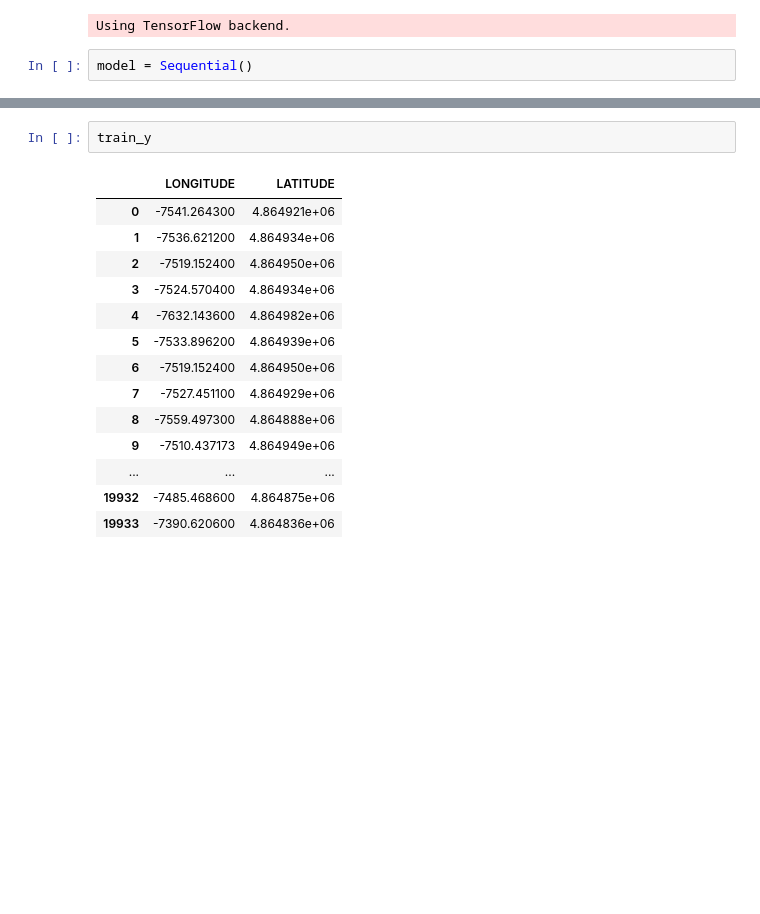
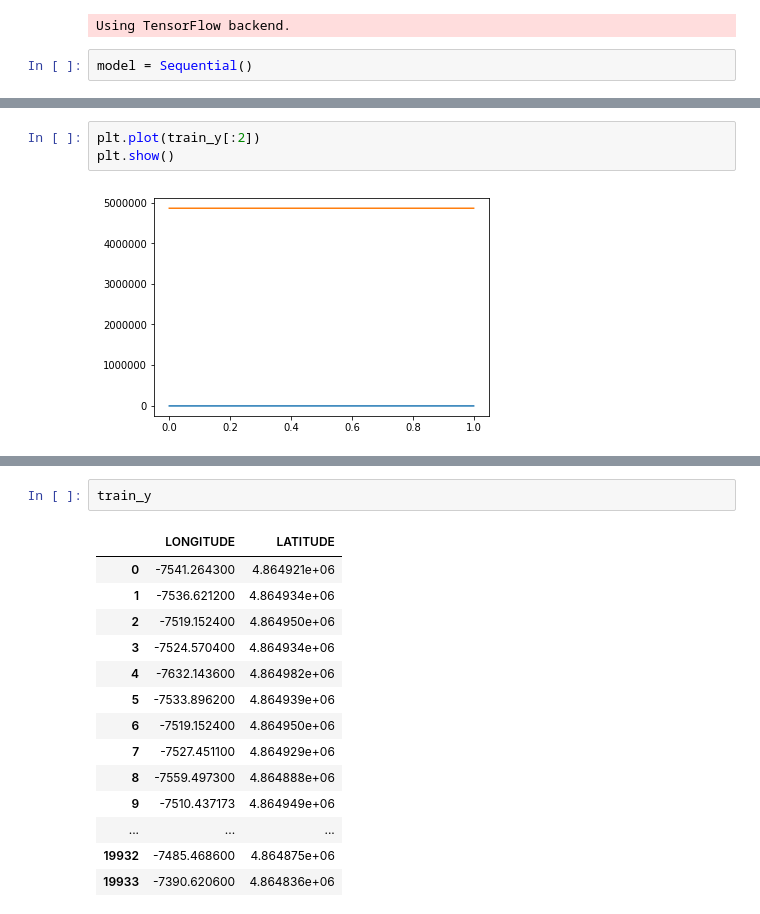
Before and after one commit to JeehunPark/DS, a Jupyter notebook: Python/Wifi/Wifi_locale.ipynb, the cells around one changed output, grey strips where cells are left out. Drawn from its saved outputs; the diff is of its cells as text; blank space fills up the shorter version.

```diff
--- a/Python/Wifi/Wifi_locale.ipynb
+++ b/Python/Wifi/Wifi_locale.ipynb
@@ -436,3 +482,8 @@ plt.show()
+# %%
+plt.plot(train_y[:2])
+plt.show()
+# %% [output]
+[figure, added]
 # %%
 y_predict
 # %% [output]
```
Also changed, not shown: parts of 20 cells of this notebook.
